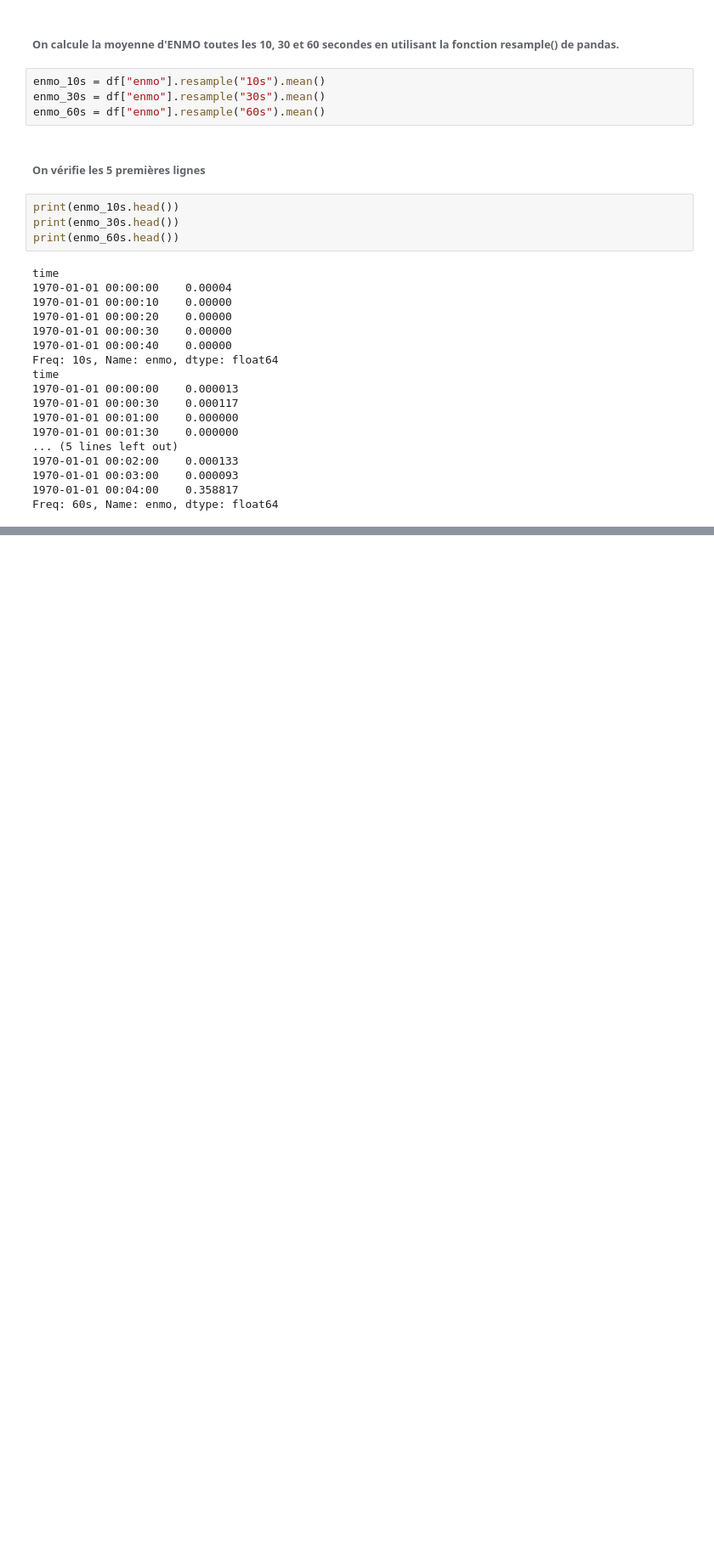
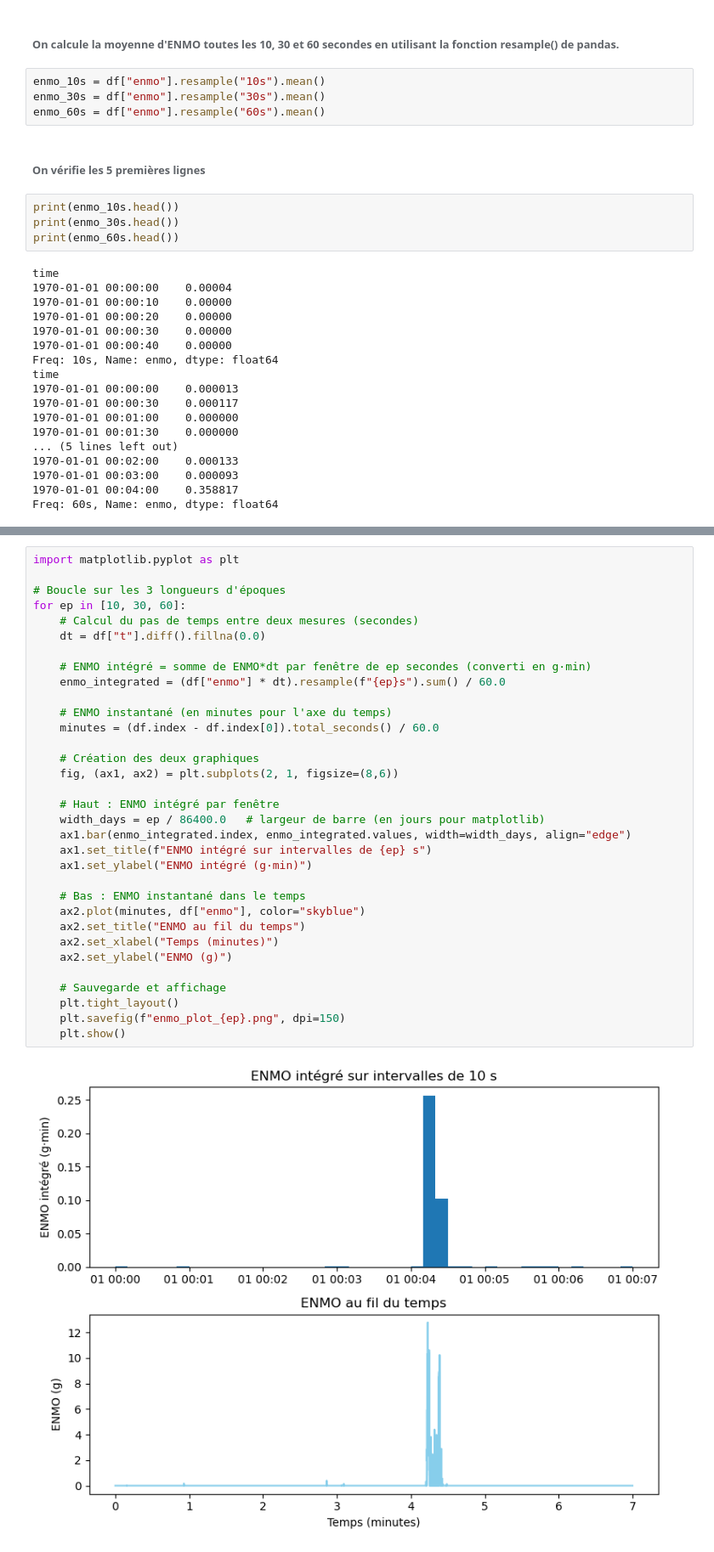
Before and after one commit to alaoui-assia/HAH913E-Physical-activity-00-AlaouiAssia, a Jupyter notebook: main.ipynb, the cells around one changed output, grey strips where cells are left out. Shown at 85% size. Cells and saved outputs as stored; diff of their text form; blank space fills up the shorter version.

Commit message:
Summary
I have made some changes to the graphs

```diff
--- a/main.ipynb
+++ b/main.ipynb
@@ -134,0 +109,35 @@ plt.show()
+# %%
+import matplotlib.pyplot as plt
+
+# Boucle sur les 3 longueurs d'époques
+for ep in [10, 30, 60]:
+    # Calcul du pas de temps entre deux mesures (secondes)
+    dt = df["t"].diff().fillna(0.0)
+
+    # ENMO intégré = somme de ENMO*dt par fenêtre de ep secondes (converti en g·min)
+    enmo_integrated = (df["enmo"] * dt).resample(f"{ep}s").sum() / 60.0
+
+    # ENMO instantané (en minutes pour l'axe du temps)
+    minutes = (df.index - df.index[0]).total_seconds() / 60.0
+
+    # Création des deux graphiques
+    fig, (ax1, ax2) = plt.subplots(2, 1, figsize=(8,6))
+
+    # Haut : ENMO intégré par fenêtre
+    width_days = ep / 86400.0   # largeur de barre (en jours pour matplotlib)
+    ax1.bar(enmo_integrated.index, enmo_integrated.values, width=width_days, align="edge")
+    ax1.set_title(f"ENMO intégré sur intervalles de {ep} s")
+    ax1.set_ylabel("ENMO intégré (g·min)")
+
+    # Bas : ENMO instantané dans le temps
+    ax2.plot(minutes, df["enmo"], color="skyblue")
+    ax2.set_title("ENMO au fil du temps")
+    ax2.set_xlabel("Temps (minutes)")
+    ax2.set_ylabel("ENMO (g)")
+
+    # Sauvegarde et affichage
+    plt.tight_layout()
+    plt.savefig(f"enmo_plot_{ep}.png", dpi=150)
+    plt.show()
+# %% [output]
+[figure, added]
```
Also changed, not shown: parts of 5 cells of this notebook, 1 other file.
